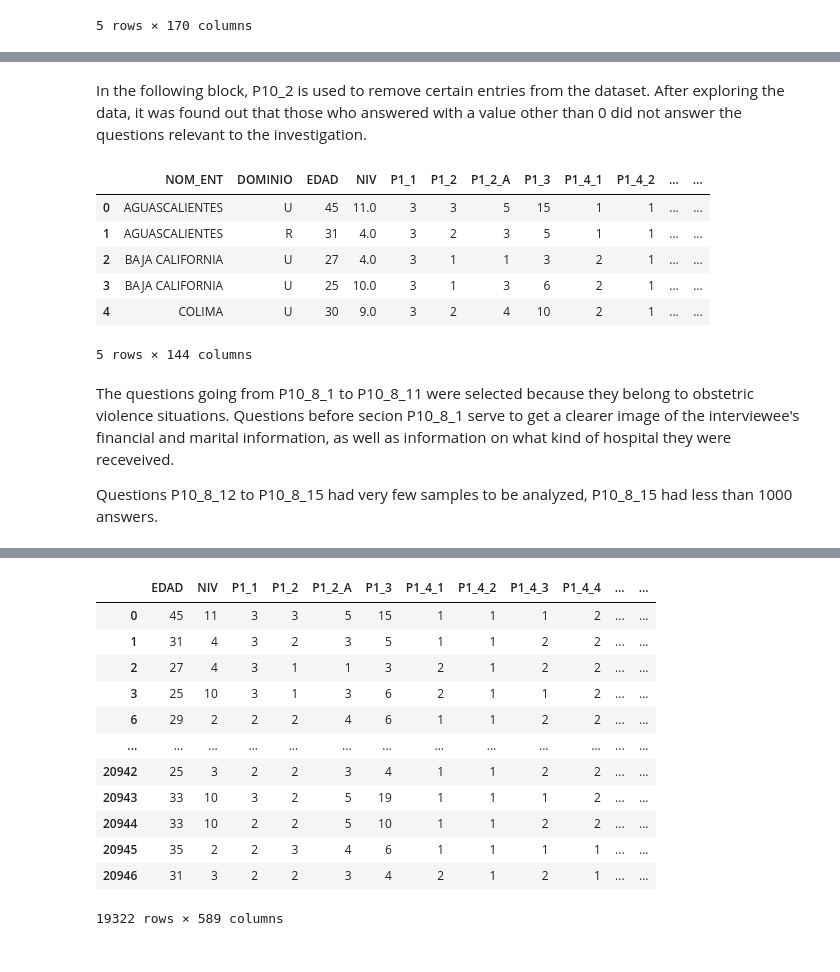
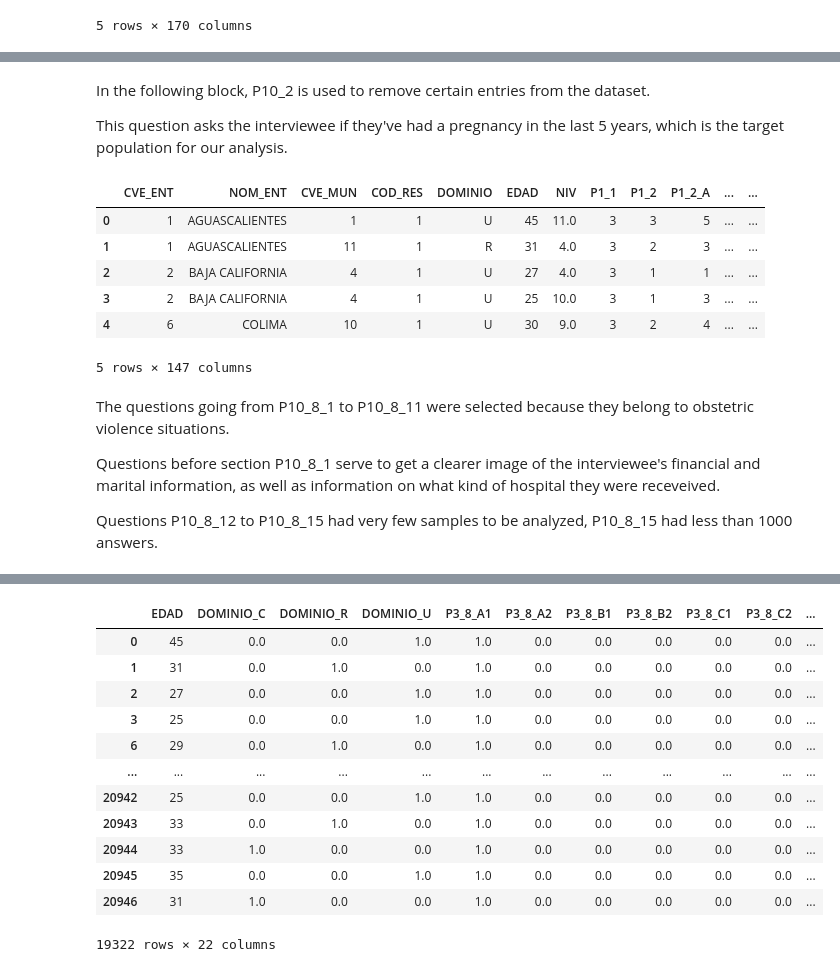
Before and after one commit to monalvrz/Obstetric_Violence_Analysis, a Jupyter notebook: machine_learning/Neural_Network.ipynb, the cells around one changed output, grey strips where cells are left out. Saved outputs shown, nothing was run; the diff lists cells and outputs as text; code cells hidden in the pictures.

```diff
--- a/machine_learning/Neural_Network.ipynb
+++ b/machine_learning/Neural_Network.ipynb
@@ -62,7 +86,6 @@ The features removed in the following block belong to one of the following categ
 # Remove columns that had data that wasn't usefull like ids, sampling information and table structure
 df_copy = df_copy.drop(columns=['ID_VIV', 'ID_PER' ,'UPM',
                                 'VIV_SEL', 'HOGAR', 'N_REN',
-                                'CVE_ENT', 'CVE_MUN', 'COD_RES',
                                 'EST_DIS', 'UPM_DIS', 'ESTRATO',
                                 'NOMBRE', 'SEXO', 'COD_M15',
                                 'CODIGO', 'REN_MUJ_EL', 'REN_INF_AD',
@@ -70,21 +93,25 @@ df_copy = df_copy.drop(columns=['ID_VIV', 'ID_PER' ,'UPM',
                                 'FAC_MUJ', 'PAREN', 'GRA',
                                 'NOM_MUN', 'P4_4_CVE'])
 # %% [markdown]
-In the following block, P10_2 is used to remove certain entries from the dataset. After exploring the data, it was found out that those who answered with a value other than 0 did not answer the questions relevant to the investigation.
+In the following block, P10_2 is used to remove certain entries from the dataset.
+
+This question asks the interviewee if they've had a pregnancy in the last 5 years, which is the target population for our analysis.
 # %%
 # Removing women that did not had a pregnancy on the last 5 years
 df_copy = df_copy[df_copy.P10_2 == 1.0].reset_index(drop=True)
 df_copy.head(5)
 # %% [output]
-|  | NOM_ENT | DOMINIO | EDAD | NIV | P1_1 | P1_2 | P1_2_A | P1_3 | P1_4_1 | P1_4_2 | ... | ... |
-| 0 | AGUASCALIENTES | U | 45 | 11.0 | 3 | 3 | 5 | 15 | 1 | 1 | ... | ... |
-| 1 | AGUASCALIENTES | R | 31 | 4.0 | 3 | 2 | 3 | 5 | 1 | 1 | ... | ... |
-| 2 | BAJA CALIFORNIA | U | 27 | 4.0 | 3 | 1 | 1 | 3 | 2 | 1 | ... | ... |
-| 3 | BAJA CALIFORNIA | U | 25 | 10.0 | 3 | 1 | 3 | 6 | 2 | 1 | ... | ... |
-| 4 | COLIMA | U | 30 | 9.0 | 3 | 2 | 4 | 10 | 2 | 1 | ... | ... |
+|  | CVE_ENT | NOM_ENT | CVE_MUN | COD_RES | DOMINIO | EDAD | NIV | P1_1 | P1_2 | P1_2_A | ... | ... |
+| 0 | 1 | AGUASCALIENTES | 1 | 1 | U | 45 | 11.0 | 3 | 3 | 5 | ... | ... |
+| 1 | 1 | AGUASCALIENTES | 11 | 1 | R | 31 | 4.0 | 3 | 2 | 3 | ... | ... |
+| 2 | 2 | BAJA CALIFORNIA | 4 | 1 | U | 27 | 4.0 | 3 | 1 | 1 | ... | ... |
+| 3 | 2 | BAJA CALIFORNIA | 4 | 1 | U | 25 | 10.0 | 3 | 1 | 3 | ... | ... |
+| 4 | 6 | COLIMA | 10 | 1 | U | 30 | 9.0 | 3 | 2 | 4 | ... | ... |
-5 rows × 144 columns
+5 rows × 147 columns
 # %% [markdown]
-The questions going from P10_8_1 to P10_8_11 were selected because they belong to obstetric violence situations. Questions before secion P10_8_1 serve to get a clearer image of the interviewee's financial and marital information, as well as information on what kind of hospital they were receveived.
+The questions going from P10_8_1 to P10_8_11 were selected because they belong to obstetric violence situations.
+
+Questions before section P10_8_1 serve to get a clearer image of the interviewee's financial and marital information, as well as information on what kind of hospital they were receveived.
 
 Questions P10_8_12 to P10_8_15 had very few samples to be analyzed, P10_8_15 had less than 1000 answers.
 # %%
@@ -203,18 +183,18 @@ def DataFrame_X_y_split(source_df, df_X_y_dict = {}):
 dataset_dictionary = DataFrame_X_y_split(df_copy)
 # %%
 # Test to confirm if the information was correctly stored in the dictionary
-dataset_dictionary['P10_8_1']['X']
+dataset_dictionary['P10_8_11']['X']
 # %% [output]
-|  | EDAD | NIV | P1_1 | P1_2 | P1_2_A | P1_3 | P1_4_1 | P1_4_2 | P1_4_3 | P1_4_4 | ... | ... |
-| 0 | 45 | 11 | 3 | 3 | 5 | 15 | 1 | 1 | 1 | 2 | ... | ... |
-| 1 | 31 | 4 | 3 | 2 | 3 | 5 | 1 | 1 | 2 | 2 | ... | ... |
-| 2 | 27 | 4 | 3 | 1 | 1 | 3 | 2 | 1 | 2 | 2 | ... | ... |
-| 3 | 25 | 10 | 3 | 1 | 3 | 6 | 2 | 1 | 1 | 2 | ... | ... |
-| 6 | 29 | 2 | 2 | 2 | 4 | 6 | 1 | 1 | 2 | 2 | ... | ... |
-| ... | ... | ... | ... | ... | ... | ... | ... | ... | ... | ... | ... | ... |
-| 20942 | 25 | 3 | 2 | 2 | 3 | 4 | 1 | 1 | 2 | 2 | ... | ... |
-| 20943 | 33 | 10 | 3 | 2 | 5 | 19 | 1 | 1 | 1 | 2 | ... | ... |
-| 20944 | 33 | 10 | 2 | 2 | 5 | 10 | 1 | 1 | 2 | 2 | ... | ... |
-| 20945 | 35 | 2 | 2 | 3 | 4 | 6 | 1 | 1 | 1 | 1 | ... | ... |
-| 20946 | 31 | 3 | 2 | 2 | 3 | 4 | 2 | 1 | 2 | 1 | ... | ... |
+|  | EDAD | DOMINIO_C | DOMINIO_R | DOMINIO_U | P3_8_A1 | P3_8_A2 | P3_8_B1 | P3_8_B2 | P3_8_C1 | P3_8_C2 | ... |
+| 0 | 45 | 0.0 | 0.0 | 1.0 | 1.0 | 0.0 | 0.0 | 0.0 | 0.0 | 0.0 | ... |
+| 1 | 31 | 0.0 | 1.0 | 0.0 | 1.0 | 0.0 | 0.0 | 0.0 | 0.0 | 0.0 | ... |
+| 2 | 27 | 0.0 | 0.0 | 1.0 | 1.0 | 0.0 | 0.0 | 0.0 | 0.0 | 0.0 | ... |
+| 3 | 25 | 0.0 | 0.0 | 1.0 | 1.0 | 0.0 | 0.0 | 0.0 | 0.0 | 0.0 | ... |
+| 6 | 29 | 0.0 | 1.0 | 0.0 | 1.0 | 0.0 | 0.0 | 0.0 | 0.0 | 0.0 | ... |
+| ... | ... | ... | ... | ... | ... | ... | ... | ... | ... | ... | ... |
+| 20942 | 25 | 0.0 | 0.0 | 1.0 | 1.0 | 0.0 | 0.0 | 0.0 | 0.0 | 0.0 | ... |
+| 20943 | 33 | 0.0 | 1.0 | 0.0 | 1.0 | 0.0 | 0.0 | 0.0 | 0.0 | 0.0 | ... |
+| 20944 | 33 | 1.0 | 0.0 | 0.0 | 1.0 | 0.0 | 0.0 | 0.0 | 0.0 | 0.0 | ... |
+| 20945 | 35 | 0.0 | 0.0 | 1.0 | 1.0 | 0.0 | 0.0 | 0.0 | 0.0 | 0.0 | ... |
+| 20946 | 31 | 1.0 | 0.0 | 0.0 | 1.0 | 0.0 | 0.0 | 0.0 | 0.0 | 0.0 | ... |
-19322 rows × 589 columns
+19322 rows × 22 columns
```
Also changed, not shown: parts of 14 cells of this notebook.
